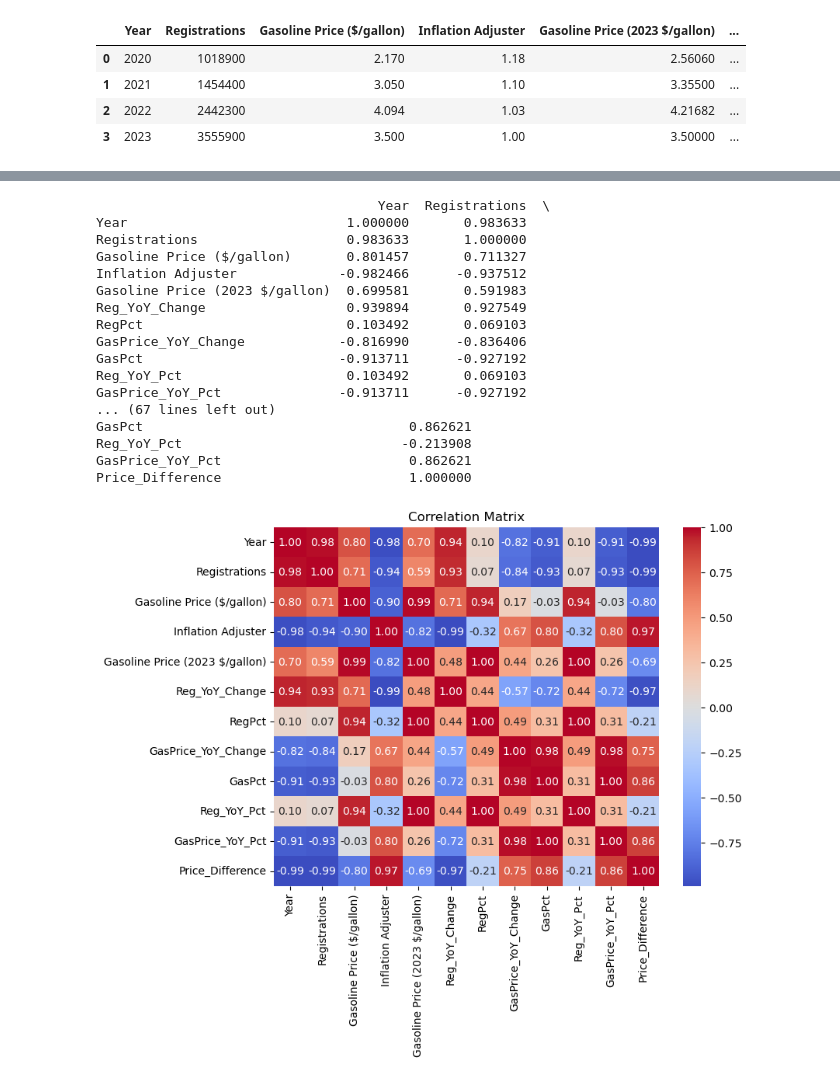
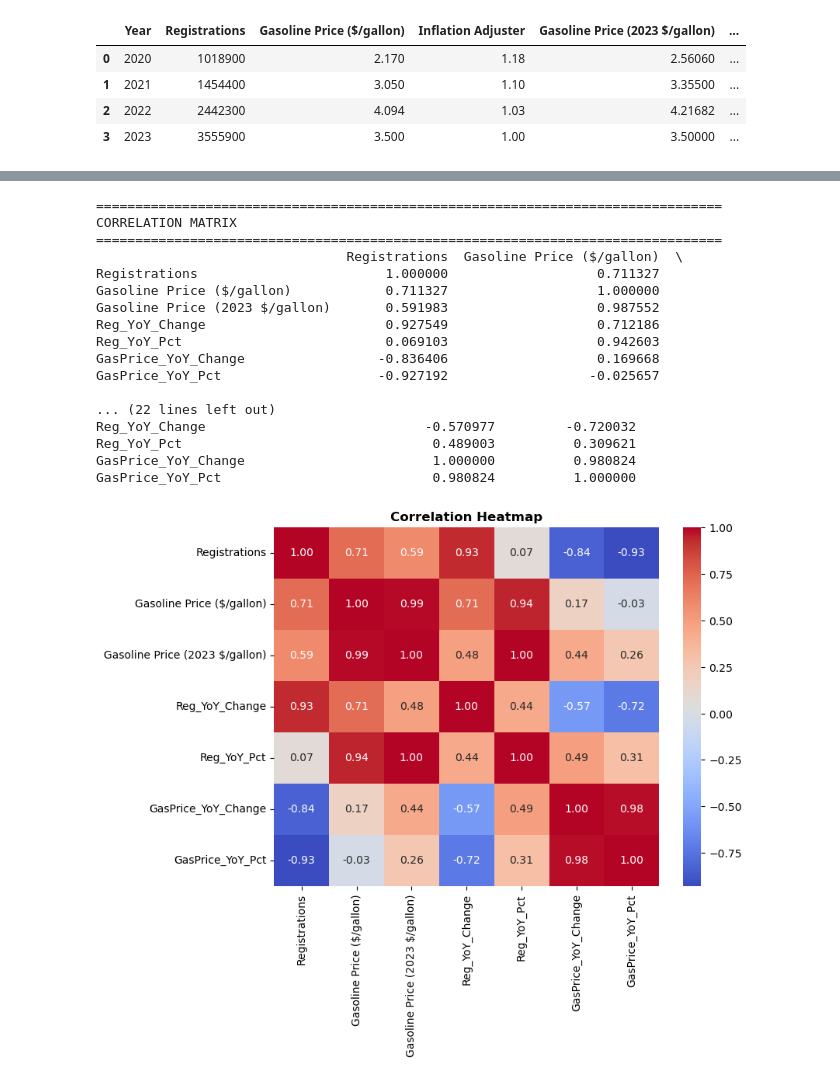
Before and after one commit to ClaudineHandali/dsc190, a Jupyter notebook: charging_stations.ipynb, the cells around one changed output, grey strips where cells are left out. Saved outputs shown, nothing was run; the diff lists cells and outputs as text; code cells hidden in the pictures.

```diff
--- a/charging_stations.ipynb
+++ b/charging_stations.ipynb
@@ -736,3 +736,24 @@ registrations_gas
 | 1 | 2021 | 1454400 | 3.050 | 1.10 | 3.35500 | ... |
 | 2 | 2022 | 2442300 | 4.094 | 1.03 | 4.21682 | ... |
 | 3 | 2023 | 3555900 | 3.500 | 1.00 | 3.50000 | ... |
+# %%
+# Year over Year changes
+
+registrations_gas['Reg_YoY_Change'] = registrations_gas['Registrations'].diff()
+registrations_gas['Reg_YoY_Pct'] = registrations_gas['Registrations'].pct_change() * 100
+registrations_gas['GasPrice_YoY_Change'] = registrations_gas['Gasoline Price ($/gallon)'].diff()
+registrations_gas['GasPrice_YoY_Pct'] = registrations_gas['Gasoline Price ($/gallon)'].pct_change() * 100
+
+plt.bar(registrations_gas['Year'][1:], registrations_gas['Reg_YoY_Pct'][1:], alpha=0.7, label='Registrations %')
+plt.bar(registrations_gas['Year'][1:], registrations_gas['GasPrice_YoY_Pct'][1:], alpha=0.7, label='Gas Price %')
+plt.title('Year-over-Year % Changes')
+plt.xlabel('Year')
+plt.ylabel('% Change')
+plt.legend()
+plt.show()
+
+#Easier Column names
+registrations_gas.rename(columns={
+    'Reg_YoY_Pct': 'RegPct',
+    'GasPrice_YoY_Pct': 'GasPct'
+}, inplace=True)
@@ -739,28 +762,35 @@ registrations_gas
 # %%
 #Correlation analysis
-corr = registrations_gas.corr()
+numeric_cols = ['Registrations', 'Gasoline Price ($/gallon)', 'Gasoline Price (2023 $/gallon)',
+                'Reg_YoY_Change', 'Reg_YoY_Pct', 'GasPrice_YoY_Change', 'GasPrice_YoY_Pct']
+corr = registrations_gas[numeric_cols].corr()
+
+print("\n" + "="*80)
+print("CORRELATION MATRIX")
+print("="*80)
 print(corr)
 
+# Heatmap
 plt.figure(figsize=(8,6))
 sns.heatmap(corr, annot=True, cmap='coolwarm', fmt=".2f")
-plt.title("Correlation Matrix")
+plt.title("Correlation Heatmap", fontweight='bold')
 plt.show()
 # %% [output]
-                                    Year  Registrations  \
-Year                            1.000000       0.983633
-Registrations                   0.983633       1.000000
-Gasoline Price ($/gallon)       0.801457       0.711327
-Inflation Adjuster             -0.982466      -0.937512
-Gasoline Price (2023 $/gallon)  0.699581       0.591983
-Reg_YoY_Change                  0.939894       0.927549
-RegPct                          0.103492       0.069103
-GasPrice_YoY_Change            -0.816990      -0.836406
-GasPct                         -0.913711      -0.927192
-Reg_YoY_Pct                     0.103492       0.069103
-GasPrice_YoY_Pct               -0.913711      -0.927192
-... (67 lines left out)
-GasPct                                  0.862621
-Reg_YoY_Pct                            -0.213908
-GasPrice_YoY_Pct                        0.862621
-Price_Difference                        1.000000
+================================================================================
+CORRELATION MATRIX
+================================================================================
+                                Registrations  Gasoline Price ($/gallon)  \
+Registrations                        1.000000                   0.711327
+Gasoline Price ($/gallon)            0.711327                   1.000000
+Gasoline Price (2023 $/gallon)       0.591983                   0.987552
+Reg_YoY_Change                       0.927549                   0.712186
+Reg_YoY_Pct                          0.069103                   0.942603
+GasPrice_YoY_Change                 -0.836406                   0.169668
+GasPrice_YoY_Pct                    -0.927192                  -0.025657
+
+... (22 lines left out)
+Reg_YoY_Change                            -0.570977         -0.720032
+Reg_YoY_Pct                                0.489003          0.309621
+GasPrice_YoY_Change                        1.000000          0.980824
+GasPrice_YoY_Pct                           0.980824          1.000000
-[figure, old version]
+[figure, new version]
```
Also changed, not shown: parts of 7 cells of this notebook.
